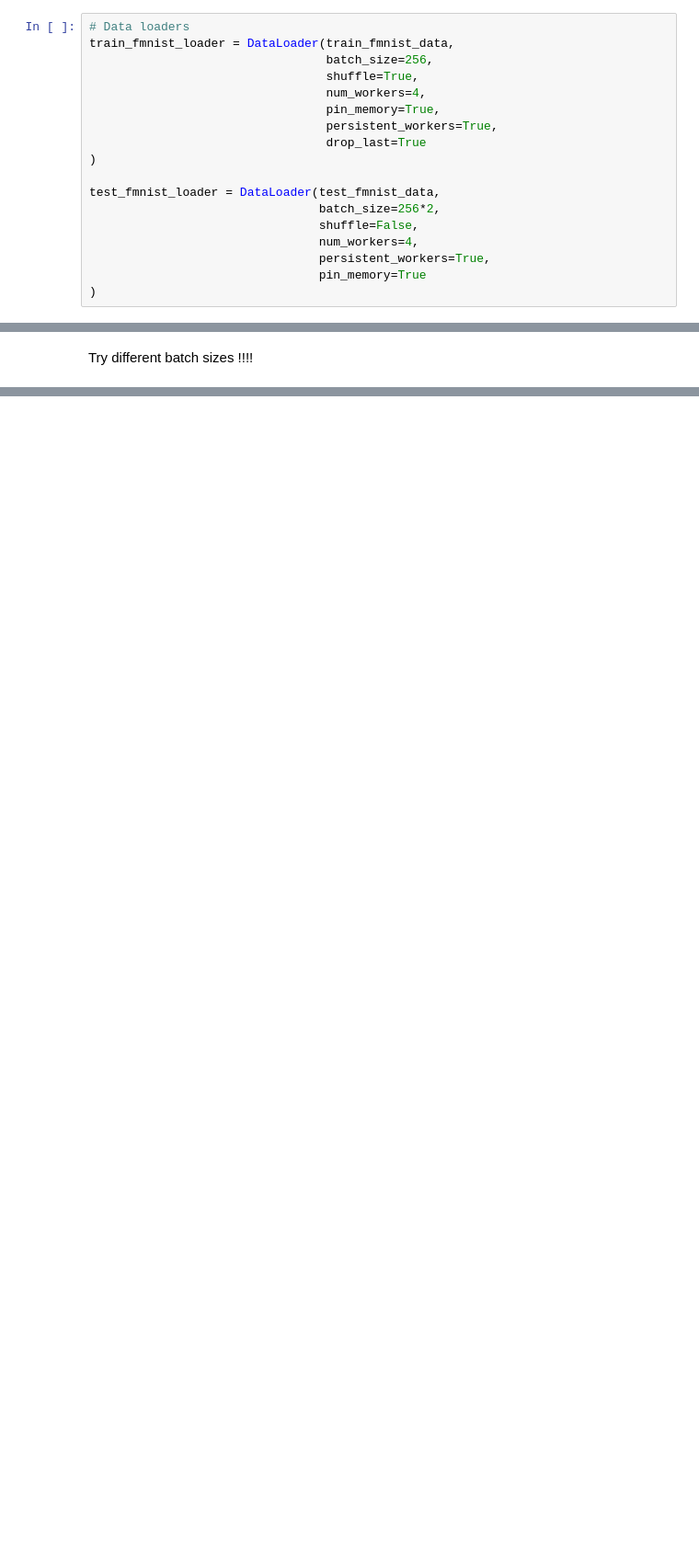
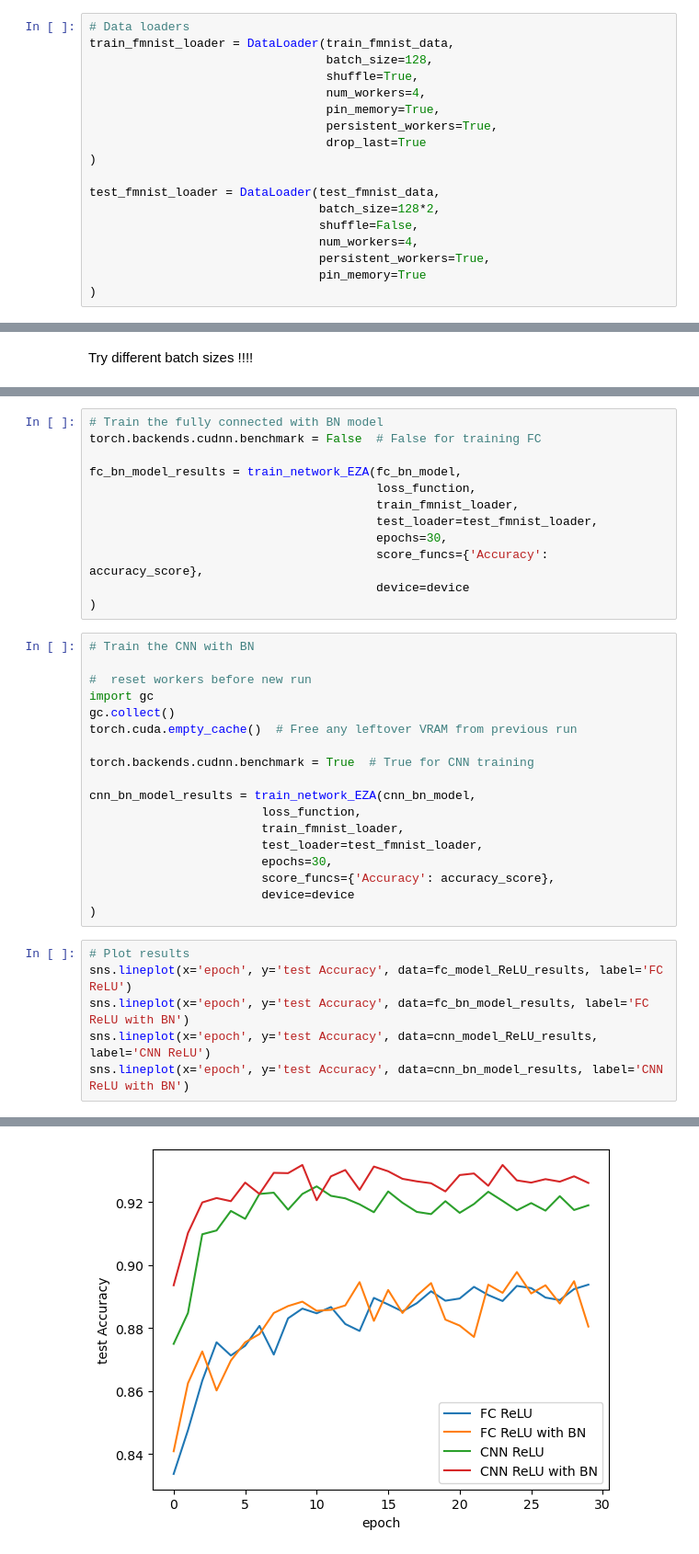
Before and after one commit to Efrazar/Bio-AI-foundations, a Jupyter notebook: Inside_Deep_Learning/06_Common_design_building_blocks.ipynb, the cells around one changed output, grey strips where cells are left out. Shown at 92% size. Drawn from its saved outputs; the diff is of its cells as text; blank space fills up the shorter version.

Commit message:
Adding batch and linear normalization to training models

```diff
--- a/Inside_Deep_Learning/06_Common_design_building_blocks.ipynb
+++ b/Inside_Deep_Learning/06_Common_design_building_blocks.ipynb
@@ -54,7 +56,7 @@ test_fmnist_data = torchvision.datasets.FashionMNIST("./data", train=False, tran
 # %%
 # Data loaders
 train_fmnist_loader = DataLoader(train_fmnist_data,
-                                 batch_size=256,
+                                 batch_size=128,
                                  shuffle=True,
                                  num_workers=4,
                                  pin_memory=True,
@@ -63,7 +65,7 @@ train_fmnist_loader = DataLoader(train_fmnist_data,
 )
 
 test_fmnist_loader = DataLoader(test_fmnist_data,
-                                batch_size=256*2,
+                                batch_size=128*2,
                                 shuffle=False,
                                 num_workers=4,
                                 persistent_workers=True,
@@ -330,0 +388,37 @@ Try different batch sizes !!!!
+# %%
+# Train the fully connected with BN model
+torch.backends.cudnn.benchmark = False  # False for training FC
+
+fc_bn_model_results = train_network_EZA(fc_bn_model,
+                                        loss_function,
+                                        train_fmnist_loader,
+                                        test_loader=test_fmnist_loader,
+                                        epochs=30,
+                                        score_funcs={'Accuracy': accuracy_score},
+                                        device=device
+)
+# %%
+# Train the CNN with BN
+
+#  reset workers before new run
+import gc
+gc.collect()
+torch.cuda.empty_cache()  # Free any leftover VRAM from previous run
+
+torch.backends.cudnn.benchmark = True  # True for CNN training
+
+cnn_bn_model_results = train_network_EZA(cnn_bn_model,
+                        loss_function,
+                        train_fmnist_loader,
+                        test_loader=test_fmnist_loader,
+                        epochs=30,
+                        score_funcs={'Accuracy': accuracy_score},
+                        device=device
+)
+# %%
+# Plot results
+sns.lineplot(x='epoch', y='test Accuracy', data=fc_model_ReLU_results, label='FC ReLU')
+sns.lineplot(x='epoch', y='test Accuracy', data=fc_bn_model_results, label='FC ReLU with BN')
+sns.lineplot(x='epoch', y='test Accuracy', data=cnn_model_ReLU_results, label='CNN ReLU')
+sns.lineplot(x='epoch', y='test Accuracy', data=cnn_bn_model_results, label='CNN ReLU with BN')
+# %% [output]
@@ -330,0 +426 @@ Try different batch sizes !!!!
+[figure, added]
```
Also changed, not shown: parts of 15 cells of this notebook.
